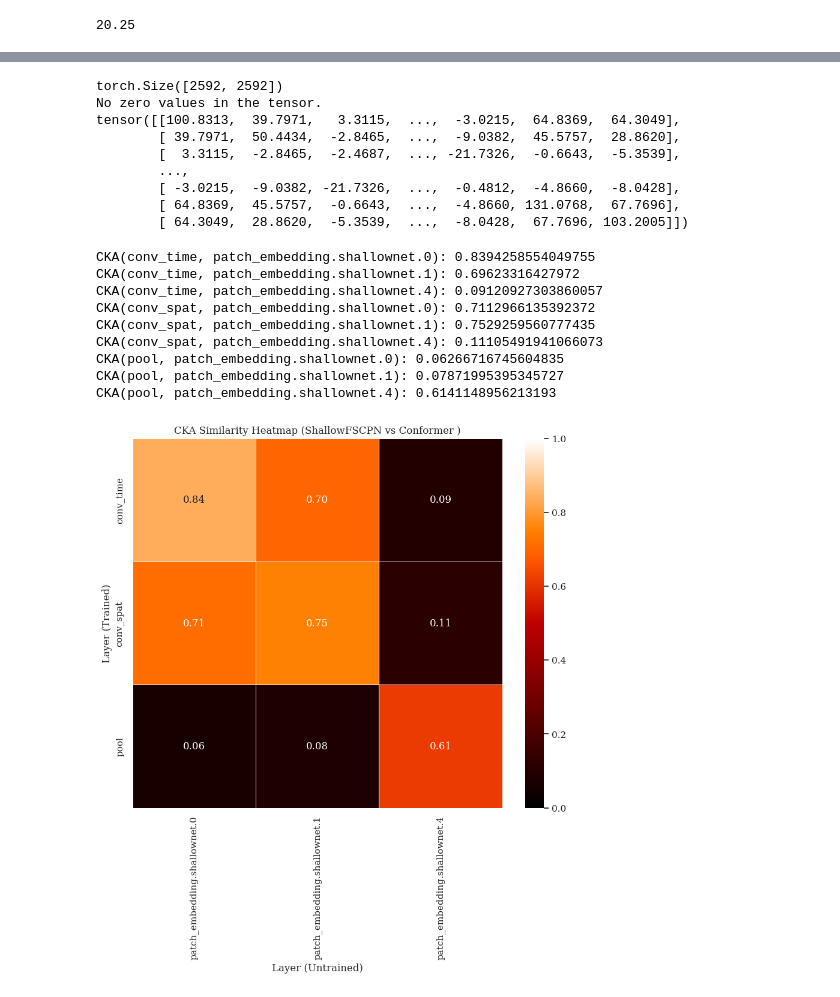
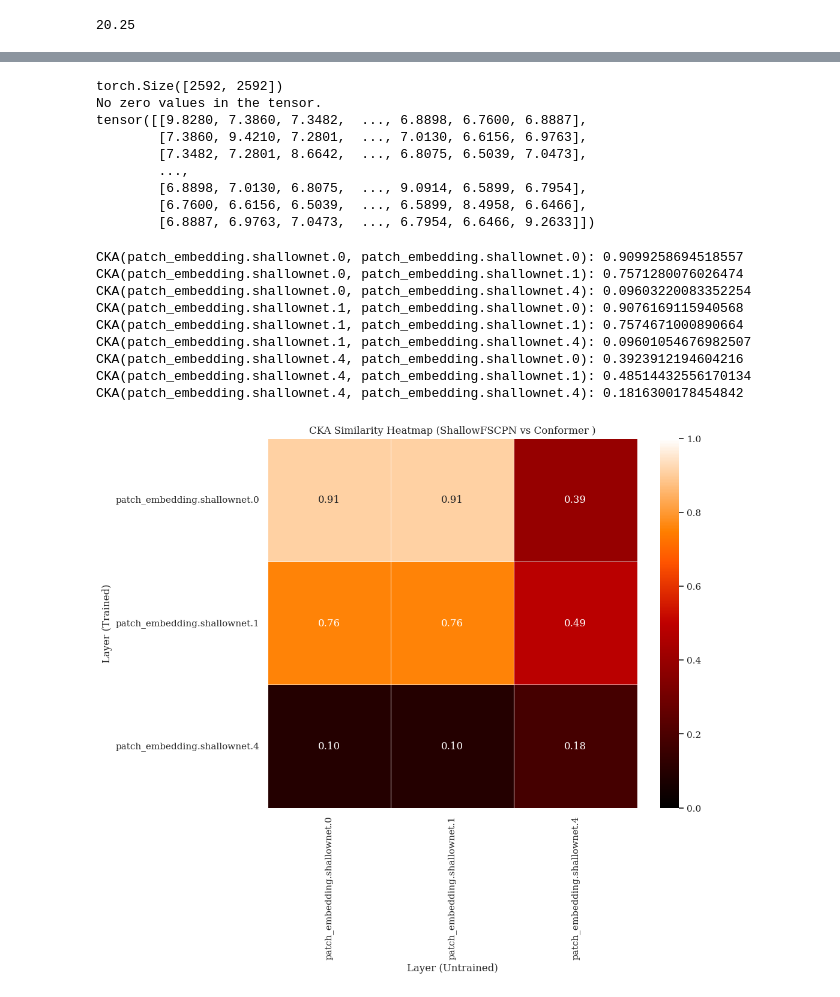
Before and after one commit to andersm11/Thesis_Rep_similarity, a Jupyter notebook: WIP/CKA2_realdata.ipynb, the cells around one changed output, grey strips where cells are left out. Drawn from its saved outputs; the diff is of its cells as text; code cells hidden in the pictures.

```diff
--- a/WIP/CKA2_realdata.ipynb
+++ b/WIP/CKA2_realdata.ipynb
@@ -236,9 +238,9 @@ import pandas as pd
 import seaborn as sns
 import matplotlib.pyplot as plt
 from collections import OrderedDict
-del X
+
 # Use OrderedDict to preserve the order of layer names
-layer_names_model1 = ['conv_time', 'conv_spat','pool']
+layer_names_model1 = ["patch_embedding.shallownet.0","patch_embedding.shallownet.1","patch_embedding.shallownet.4"]#['conv_time', 'conv_spat','pool']
 layer_names_model2 = ["patch_embedding.shallownet.0","patch_embedding.shallownet.1","patch_embedding.shallownet.4"]
 
 
@@ -366,5 +368,5 @@ model_2_kernels = OrderedDict()
 layer_names_model = layer_names_model1
 
 
-model_1_kernels, model_2_kernels = compute_full_kernels(layer_names_model1, layer_names_model2, batch_nr,total_samples,batch_size,4)
+model_1_kernels, model_2_kernels = compute_full_kernels(layer_names_model1, layer_names_model2, batch_nr,total_samples,batch_size,2)
 # %% [output]
@@ -448,71 +385,71 @@ model_2_kernels_mean
 # %%
 
-print(model_2_kernels_mean["patch_embedding.shallownet.4"].shape)
-if (model_2_kernels_mean["patch_embedding.shallownet.4"] == 0).any():
+print(model_2_kernels["patch_embedding.shallownet.4"].shape)
+if (model_2_kernels["patch_embedding.shallownet.4"] == 0).any():
     print("The tensor contains at least one zero value.")
 else:
     print("No zero values in the tensor.")
 
-print(model_2_kernels_mean["patch_embedding.shallownet.4"])
+print(model_2_kernels["patch_embedding.shallownet.4"])
 # %% [output]
 torch.Size([2592, 2592])
 No zero values in the tensor.
-tensor([[100.8313,  39.7971,   3.3115,  ...,  -3.0215,  64.8369,  64.3049],
-        [ 39.7971,  50.4434,  -2.8465,  ...,  -9.0382,  45.5757,  28.8620],
-        [  3.3115,  -2.8465,  -2.4687,  ..., -21.7326,  -0.6643,  -5.3539],
+tensor([[9.8280, 7.3860, 7.3482,  ..., 6.8898, 6.7600, 6.8887],
+        [7.3860, 9.4210, 7.2801,  ..., 7.0130, 6.6156, 6.9763],
+        [7.3482, 7.2801, 8.6642,  ..., 6.8075, 6.5039, 7.0473],
         ...,
-        [ -3.0215,  -9.0382, -21.7326,  ...,  -0.4812,  -4.8660,  -8.0428],
-        [ 64.8369,  45.5757,  -0.6643,  ...,  -4.8660, 131.0768,  67.7696],
-        [ 64.3049,  28.8620,  -5.3539,  ...,  -8.0428,  67.7696, 103.2005]])
+        [6.8898, 7.0130, 6.8075,  ..., 9.0914, 6.5899, 6.7954],
+        [6.7600, 6.6156, 6.5039,  ..., 6.5899, 8.4958, 6.6466],
+        [6.8887, 6.9763, 7.0473,  ..., 6.7954, 6.6466, 9.2633]])
 # %%
 cka_results = OrderedDict()
 
-for layer1, K_x in model_1_kernels_mean.items():
-    for layer2, K_y in model_2_kernels_mean.items():
+for layer1, K_x in model_1_kernels.items():
+    for layer2, K_y in model_2_kernels.items():
         cka_value = compute_CKA(K_x, K_y)
         cka_results[(layer1, layer2)] = cka_value
         print(f"CKA({layer1}, {layer2}): {cka_value}")
 # %% [output]
-CKA(conv_time, patch_embedding.shallownet.0): 0.8394258554049755
-CKA(conv_time, patch_embedding.shallownet.1): 0.69623316427972
-CKA(conv_time, patch_embedding.shallownet.4): 0.09120927303860057
-CKA(conv_spat, patch_embedding.shallownet.0): 0.7112966135392372
-CKA(conv_spat, patch_embedding.shallownet.1): 0.7529259560777435
-CKA(conv_spat, patch_embedding.shallownet.4): 0.11105491941066073
-CKA(pool, patch_embedding.shallownet.0): 0.06266716745604835
-CKA(pool, patch_embedding.shallownet.1): 0.07871995395345727
-CKA(pool, patch_embedding.shallownet.4): 0.6141148956213193
+CKA(patch_embedding.shallownet.0, patch_embedding.shallownet.0): 0.9099258694518557
+CKA(patch_embedding.shallownet.0, patch_embedding.shallownet.1): 0.7571280076026474
+CKA(patch_embedding.shallownet.0, patch_embedding.shallownet.4): 0.09603220083352254
+CKA(patch_embedding.shallownet.1, patch_embedding.shallownet.0): 0.9076169115940568
+CKA(patch_embedding.shallownet.1, patch_embedding.shallownet.1): 0.7574671000890664
+CKA(patch_embedding.shallownet.1, patch_embedding.shallownet.4): 0.09601054676982507
+CKA(patch_embedding.shallownet.4, patch_embedding.shallownet.0): 0.3923912194604216
+CKA(patch_embedding.shallownet.4, patch_embedding.shallownet.1): 0.48514432556170134
+CKA(patch_embedding.shallownet.4, patch_embedding.shallownet.4): 0.1816300178454842
 # %%
 # Initialize a matrix for the CKA similarities
 n_layers1 = len(layer_names_model1)
 n_layers2 = len(layer_names_model2)
 matrix = np.zeros((n_layers1, n_layers2))
 
 # Fill the matrix with the CKA similarity values
-for (layer1, layer2), similarity in cka_results.items():
+for (layer2, layer1), similarity in cka_results.items():
     # Get the index for layer1 in model1 and layer2 in model2
     if layer1 in layer_names_model1:
         i = layer_names_model1.index(layer1)  # Index for model 1 layer
     else:
         i = -1  # Invalid index (in case of layer not in model1)
 
     if layer2 in layer_names_model2:
         j = layer_names_model2.index(layer2)  # Index for model 2 layer
     else:
         j = -1  # Invalid index (in case of layer not in model2)
 
     if i != -1 and j != -1:  # Only fill the matrix if both indices are valid
         matrix[i, j] = similarity
 
 # Create a DataFrame for better visualization
 df = pd.DataFrame(matrix, index=layer_names_model1, columns=layer_names_model2)
 
 # Plot the heatmap
 plt.figure(figsize=(10, 8))
 sns.heatmap(df, annot=True, cmap='gist_heat', fmt='.2f', square=True, linewidths=0.5, cbar=True, vmin=0, vmax=1)
 plt.title('CKA Similarity Heatmap (ShallowFSCPN vs Conformer )')
 plt.xlabel(f'Layer (Untrained)')
 plt.ylabel(f'Layer (Trained)')
 plt.show()
 # %% [output]
-[figure, old version]
+[figure, new version]
```
Also changed, not shown: parts of 14 cells of this notebook, 3 other files.
